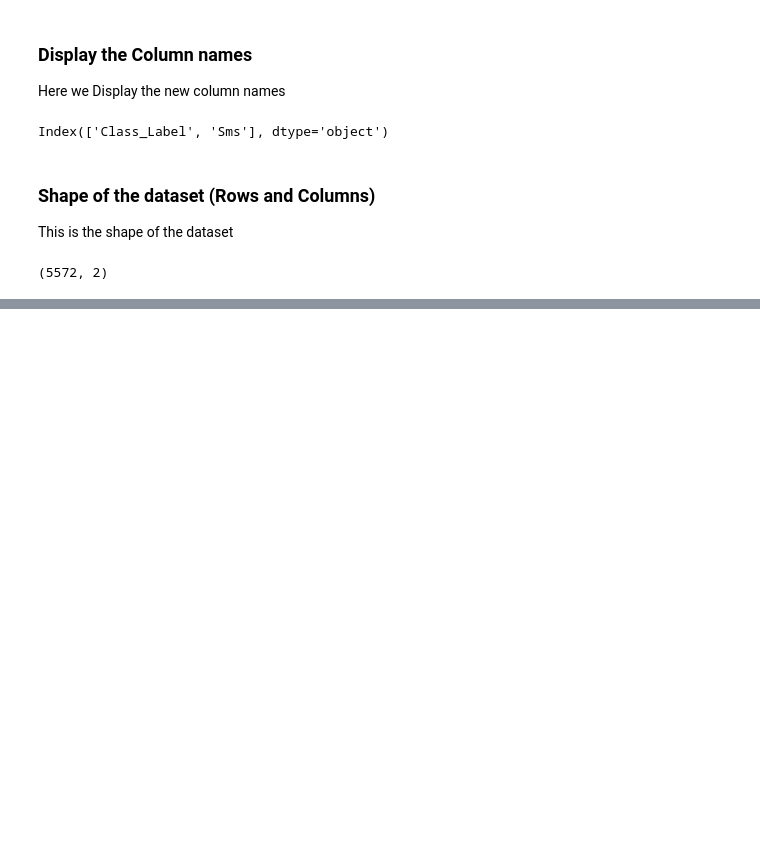
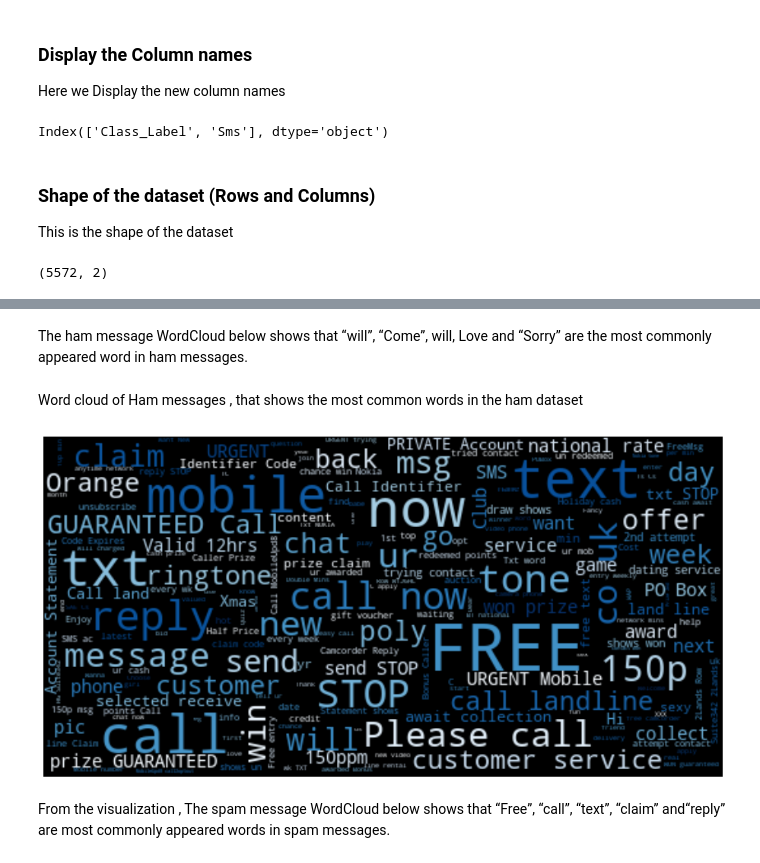
Before and after one commit to wandieinnocents/SpamSmsDetector_MachineLearning, a Jupyter notebook: SmsSpamClassifyerFinal.ipynb, the cells around one changed output, grey strips where cells are left out. Drawn from its saved outputs; the diff is of its cells as text; code cells hidden in the pictures; blank space fills up the shorter version.

```diff
--- a/SmsSpamClassifyerFinal.ipynb
+++ b/SmsSpamClassifyerFinal.ipynb
@@ -124,0 +236,15 @@ df.describe
+# %% [markdown]
+The ham message WordCloud below shows that “will”, “Come”, will, Love and “Sorry” are the most commonly appeared word in ham messages.
+# %% [markdown]
+Word cloud of Ham messages , that shows the most common words in the ham dataset
+# %%
+# wordcloud of spam messages
+spam_msg_cloud = WordCloud(width =520, height =260, stopwords=STOPWORDS,max_font_size=50, background_color ="black", colormap='Blues').generate(spam_msg_text)
+plt.figure(figsize=(16,10))
+plt.imshow(spam_msg_cloud, interpolation='bilinear')
+plt.axis('off') # turn off axis
+plt.show()
+# %% [output]
+[figure, added]
+# %% [markdown]
+From the visualization , The spam message WordCloud below shows that “Free”, “call”, “text”, “claim” and“reply” are most commonly appeared words in spam messages.
```
Also changed, not shown: parts of 26 cells of this notebook.
